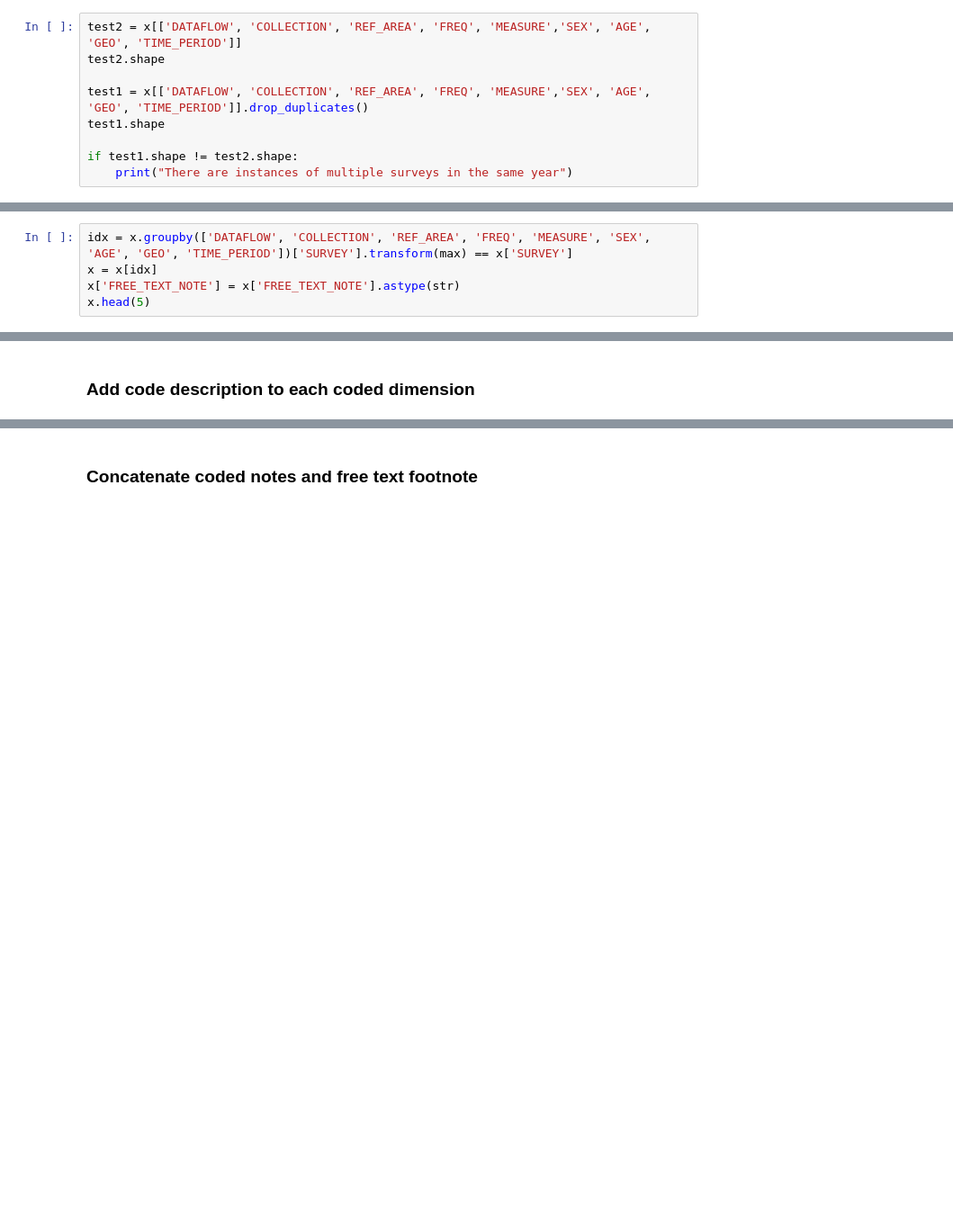
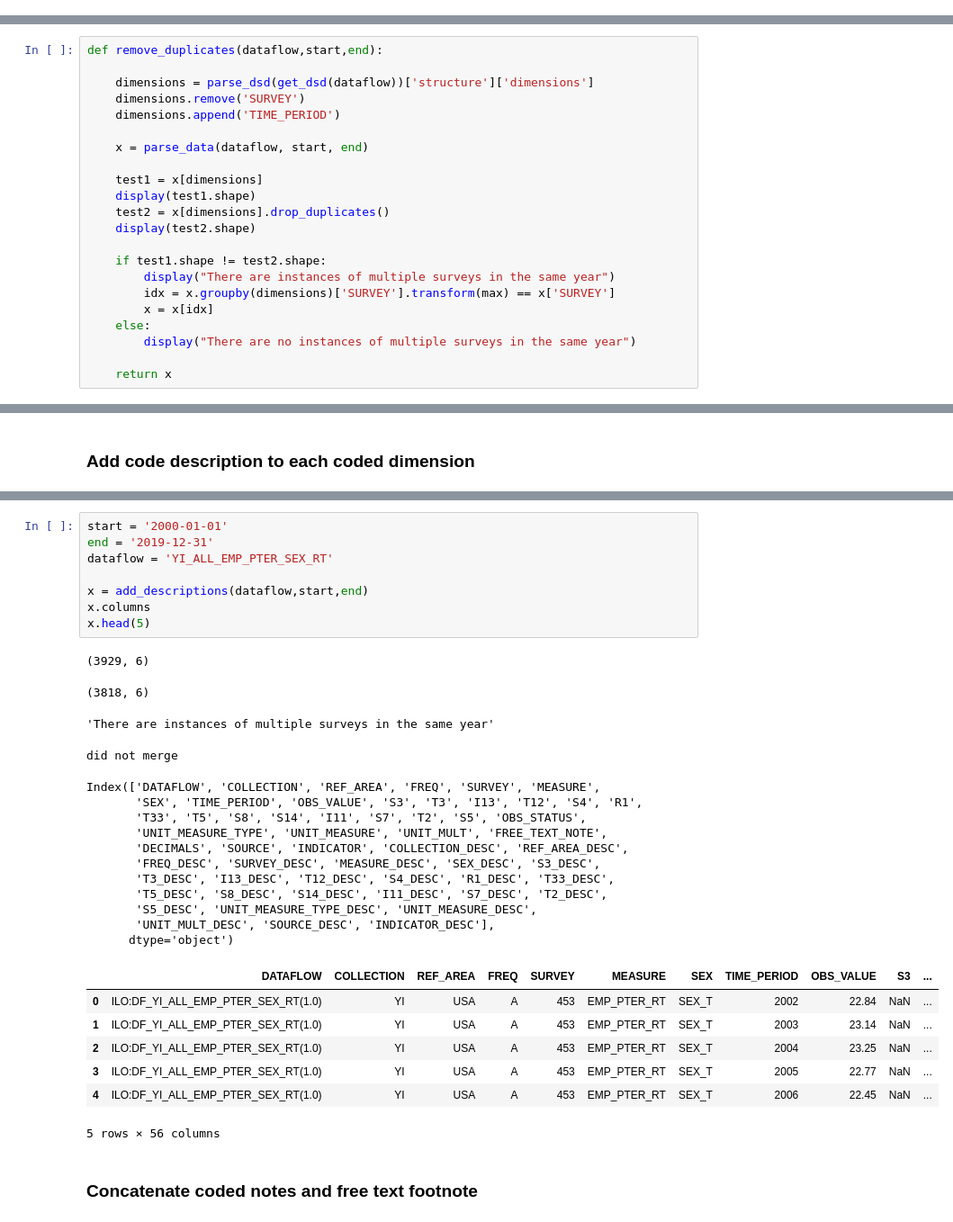
Before and after one commit to UNStats/WorldsWomen, a Jupyter notebook: Notebooks/Script01_DSD_ILO.ipynb, the cells around one changed output, grey strips where cells are left out. Shown at 90% size. Cells and saved outputs as stored; diff of their text form; blank space fills up the shorter version.

```diff
--- a/Notebooks/Script01_DSD_ILO.ipynb
+++ b/Notebooks/Script01_DSD_ILO.ipynb
@@ -243,9 +322,0 @@ Index(['DATAFLOW', 'COLLECTION', 'REF_AREA', 'FREQ', 'SURVEY', 'MEASURE',
-# %%
-test2 = x[['DATAFLOW', 'COLLECTION', 'REF_AREA', 'FREQ', 'MEASURE','SEX', 'AGE', 'GEO', 'TIME_PERIOD']]
-test2.shape
-
-test1 = x[['DATAFLOW', 'COLLECTION', 'REF_AREA', 'FREQ', 'MEASURE','SEX', 'AGE', 'GEO', 'TIME_PERIOD']].drop_duplicates()
-test1.shape
-
-if test1.shape != test2.shape:
-    print("There are instances of multiple surveys in the same year")
@@ -258,5 +322,0 @@ There are instances of multiple surveys in the same year
-# %%
-idx = x.groupby(['DATAFLOW', 'COLLECTION', 'REF_AREA', 'FREQ', 'MEASURE', 'SEX', 'AGE', 'GEO', 'TIME_PERIOD'])['SURVEY'].transform(max) == x['SURVEY']
-x = x[idx]
-x['FREE_TEXT_NOTE'] = x['FREE_TEXT_NOTE'].astype(str)
-x.head(5)
@@ -279,0 +323,22 @@ Index(['DATAFLOW', 'COLLECTION', 'REF_AREA', 'FREQ', 'SURVEY', 'MEASURE',
+# %%
+def remove_duplicates(dataflow,start,end):
+
+    dimensions = parse_dsd(get_dsd(dataflow))['structure']['dimensions']
+    dimensions.remove('SURVEY')
+    dimensions.append('TIME_PERIOD')
+
+    x = parse_data(dataflow, start, end)
+
+    test1 = x[dimensions]
+    display(test1.shape)
+    test2 = x[dimensions].drop_duplicates()
+    display(test2.shape)
+
+    if test1.shape != test2.shape:
+        display("There are instances of multiple surveys in the same year")
+        idx = x.groupby(dimensions)['SURVEY'].transform(max) == x['SURVEY']
+        x = x[idx]
+    else:
+        display("There are no instances of multiple surveys in the same year")
+
+    return x
@@ -375,3 +437,34 @@ Index(['DATAFLOW', 'COLLECTION', 'REF_AREA', 'FREQ', 'SURVEY', 'MEASURE',
+# %%
+start = '2000-01-01'
+end = '2019-12-31'
+dataflow = 'YI_ALL_EMP_PTER_SEX_RT'
+
+x = add_descriptions(dataflow,start,end)
+x.columns
+x.head(5)
+# %% [output]
+(3929, 6)
+(3818, 6)
+'There are instances of multiple surveys in the same year'
+did not merge
+Index(['DATAFLOW', 'COLLECTION', 'REF_AREA', 'FREQ', 'SURVEY', 'MEASURE',
+       'SEX', 'TIME_PERIOD', 'OBS_VALUE', 'S3', 'T3', 'I13', 'T12', 'S4', 'R1',
+       'T33', 'T5', 'S8', 'S14', 'I11', 'S7', 'T2', 'S5', 'OBS_STATUS',
+       'UNIT_MEASURE_TYPE', 'UNIT_MEASURE', 'UNIT_MULT', 'FREE_TEXT_NOTE',
+       'DECIMALS', 'SOURCE', 'INDICATOR', 'COLLECTION_DESC', 'REF_AREA_DESC',
+       'FREQ_DESC', 'SURVEY_DESC', 'MEASURE_DESC', 'SEX_DESC', 'S3_DESC',
+       'T3_DESC', 'I13_DESC', 'T12_DESC', 'S4_DESC', 'R1_DESC', 'T33_DESC',
+       'T5_DESC', 'S8_DESC', 'S14_DESC', 'I11_DESC', 'S7_DESC', 'T2_DESC',
+       'S5_DESC', 'UNIT_MEASURE_TYPE_DESC', 'UNIT_MEASURE_DESC',
+       'UNIT_MULT_DESC', 'SOURCE_DESC', 'INDICATOR_DESC'],
+      dtype='object')
+|  | DATAFLOW | COLLECTION | REF_AREA | FREQ | SURVEY | MEASURE | SEX | TIME_PERIOD | OBS_VALUE | S3 | ... |
+| 0 | ILO:DF_YI_ALL_EMP_PTER_SEX_RT(1.0) | YI | USA | A | 453 | EMP_PTER_RT | SEX_T | 2002 | 22.84 | NaN | ... |
+| 1 | ILO:DF_YI_ALL_EMP_PTER_SEX_RT(1.0) | YI | USA | A | 453 | EMP_PTER_RT | SEX_T | 2003 | 23.14 | NaN | ... |
+| 2 | ILO:DF_YI_ALL_EMP_PTER_SEX_RT(1.0) | YI | USA | A | 453 | EMP_PTER_RT | SEX_T | 2004 | 23.25 | NaN | ... |
+| 3 | ILO:DF_YI_ALL_EMP_PTER_SEX_RT(1.0) | YI | USA | A | 453 | EMP_PTER_RT | SEX_T | 2005 | 22.77 | NaN | ... |
+| 4 | ILO:DF_YI_ALL_EMP_PTER_SEX_RT(1.0) | YI | USA | A | 453 | EMP_PTER_RT | SEX_T | 2006 | 22.45 | NaN | ... |
+5 rows × 56 columns
 # %% [markdown]
 ### Concatenate coded notes and free text footnote
 # %%
```
Also changed, not shown: parts of 31 cells of this notebook, 12 other files.
